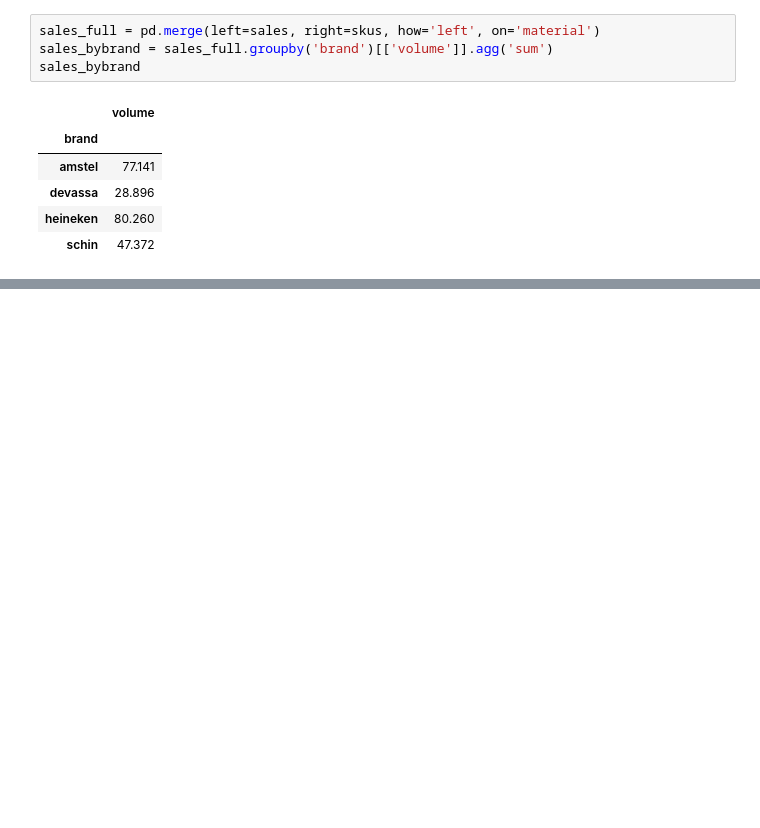
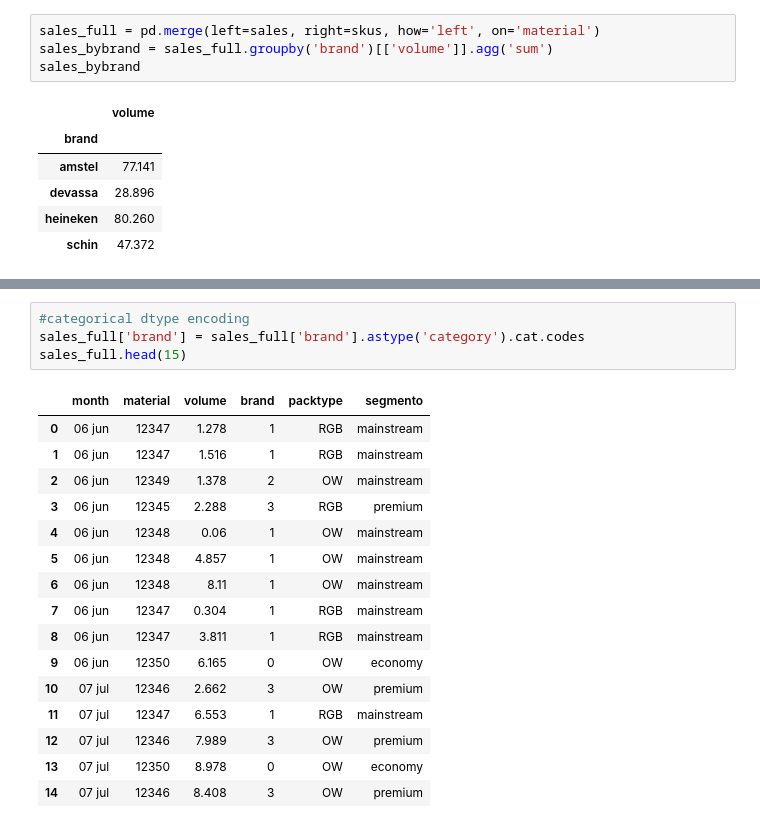
Before and after one commit to deathccino/pandas_exercises, a Jupyter notebook: own notebooks/aggregations.ipynb, the cells around one changed output, grey strips where cells are left out. Cells and saved outputs as stored; diff of their text form; blank space fills up the shorter version.

```diff
--- a/own notebooks/aggregations.ipynb
+++ b/own notebooks/aggregations.ipynb
@@ -110,0 +154,21 @@ sales_bybrand
+# %%
+#categorical dtype encoding
+sales_full['brand'] = sales_full['brand'].astype('category').cat.codes
+sales_full.head(15)
+# %% [output]
+|  | month | material | volume | brand | packtype | segmento |
+| 0 | 06 jun | 12347 | 1.278 | 1 | RGB | mainstream |
+| 1 | 06 jun | 12347 | 1.516 | 1 | RGB | mainstream |
+| 2 | 06 jun | 12349 | 1.378 | 2 | OW | mainstream |
+| 3 | 06 jun | 12345 | 2.288 | 3 | RGB | premium |
+| 4 | 06 jun | 12348 | 0.06 | 1 | OW | mainstream |
+| 5 | 06 jun | 12348 | 4.857 | 1 | OW | mainstream |
+| 6 | 06 jun | 12348 | 8.11 | 1 | OW | mainstream |
+| 7 | 06 jun | 12347 | 0.304 | 1 | RGB | mainstream |
+| 8 | 06 jun | 12347 | 3.811 | 1 | RGB | mainstream |
+| 9 | 06 jun | 12350 | 6.165 | 0 | OW | economy |
+| 10 | 07 jul | 12346 | 2.662 | 3 | OW | premium |
+| 11 | 07 jul | 12347 | 6.553 | 1 | RGB | mainstream |
+| 12 | 07 jul | 12346 | 7.989 | 3 | OW | premium |
+| 13 | 07 jul | 12350 | 8.978 | 0 | OW | economy |
+| 14 | 07 jul | 12346 | 8.408 | 3 | OW | premium |
```
Also changed, not shown: parts of 5 cells of this notebook, 8 other files.
